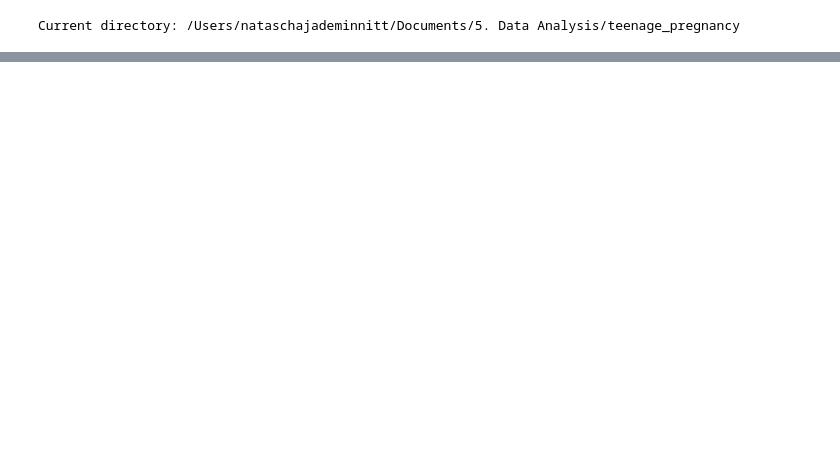
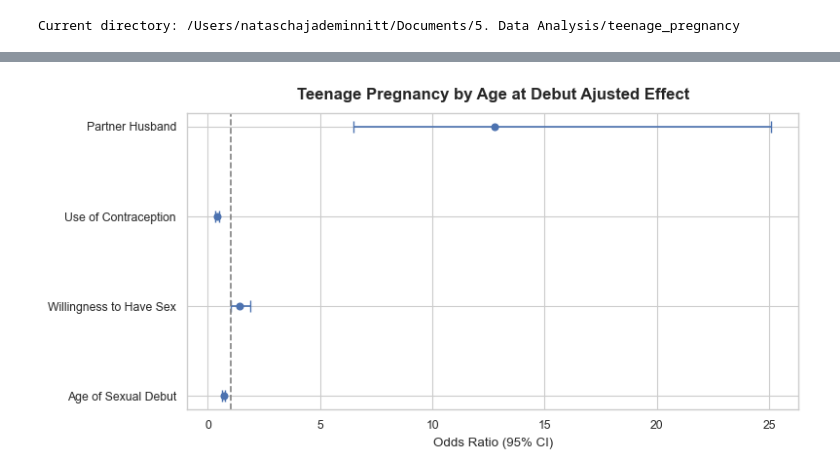
Before and after one commit to nataschaminnitt/teenage_pregnancy, a Jupyter notebook: notebooks/gaf_data_analysis.ipynb, the cells around one changed output, grey strips where cells are left out. Cells and saved outputs as stored; diff of their text form; code cells hidden in the pictures; blank space fills up the shorter version.

```diff
--- a/notebooks/gaf_data_analysis.ipynb
+++ b/notebooks/gaf_data_analysis.ipynb
@@ -447,25 +48,0 @@ Interpretation:
-# %%
-# Subset to adolescents who have initiated sex (life_sex == 1) and are ≤19 years old.
-df_model = df_raw[(df_raw['life_sex'] == 1) & (df_raw['age_completed'] <= 19)].copy()
-
-# Create a binary variable for sustained condom use (some_times_binary): 1 if Always, 0 if not.
-df_model['some_times_binary'] = np.where(df_model['some_times'] == 3, 1, 0)
-
-# Build the design matrix
-predictors = ['do_anything_binary', 'been_married_binary', 'worry_preg_reverse']
-X = df_model[predictors]
-
-# Drop rows with missing data in our predictors and the outcome variable
-df_model = df_model.dropna(subset=predictors + ['some_times_binary'])
-
-# Rebuild X and y on the cleaned DataFrame
-X = sm.add_constant(df_model[predictors])
-y = df_model['some_times_binary']
-
-# Fit the logistic regression model
-model = sm.Logit(y, X).fit(disp=False)
-print(model.summary())
-
-# Calculate and display odds ratios
-odds_ratios = np.exp(model.params)
-print("\nOdds Ratios:\n", odds_ratios)
@@ -570,0 +579,19 @@ How do misconceptions or a lack of reproductive health knowledge correlate with
+# %%
+# M1
+var_labels = {
+    'partner_husband': 'Partner Husband',
+    'do_anything_binary': 'Use of Contraception',
+    'will_sex_binary' : 'Willingness to Have Sex',
+    'sex_age' : 'Age of Sexual Debut'
+}
+
+plot_significant_forest(
+    m1,
+    alpha=0.05,
+    title="Teenage Pregnancy by Age at Debut Ajusted Effect",
+    var_labels=var_labels,
+    include_const=False,
+    save_path="./results/{title}.png"
+)
+# %% [output]
+[figure, added]
```
Also changed, not shown: parts of 54 cells of this notebook, 2 other files.
